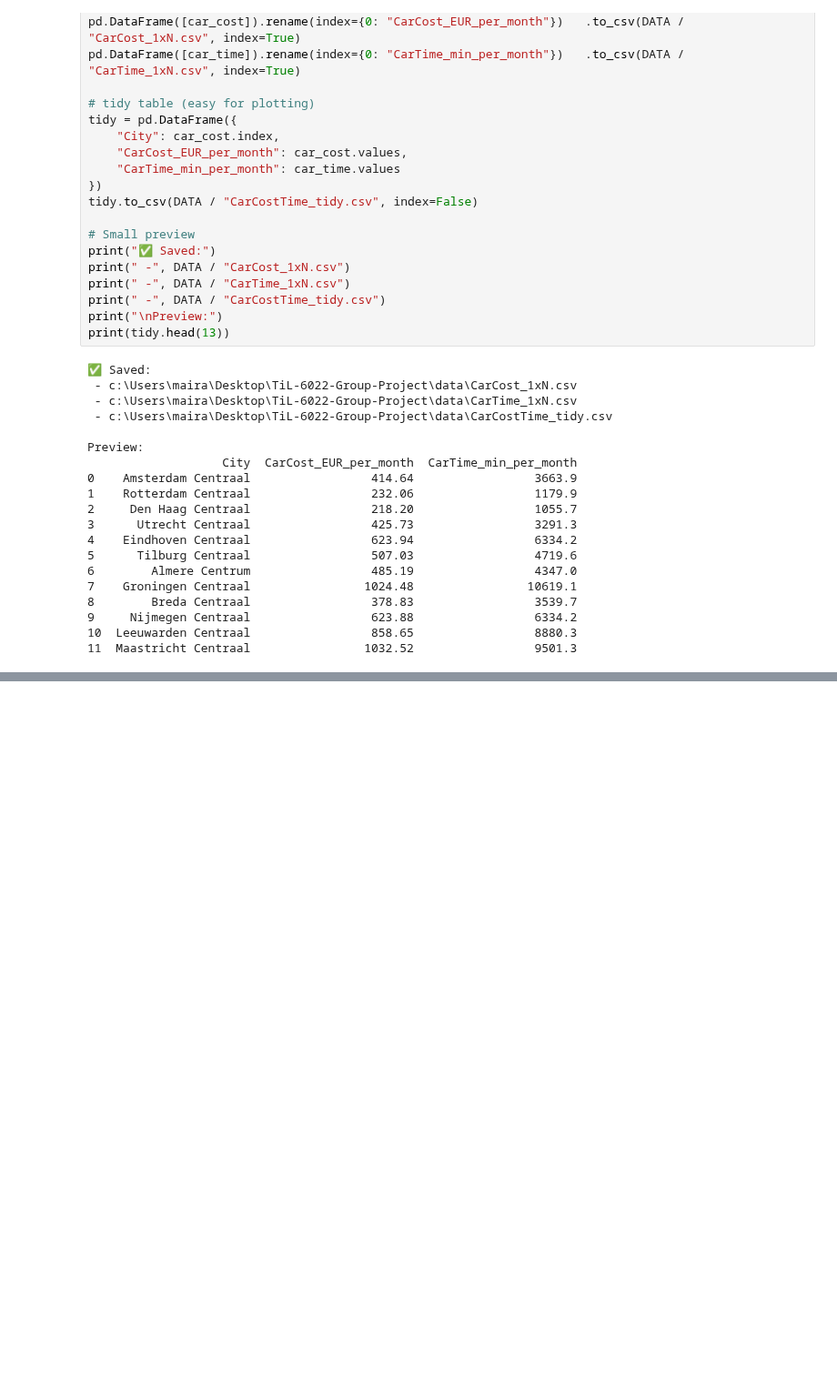
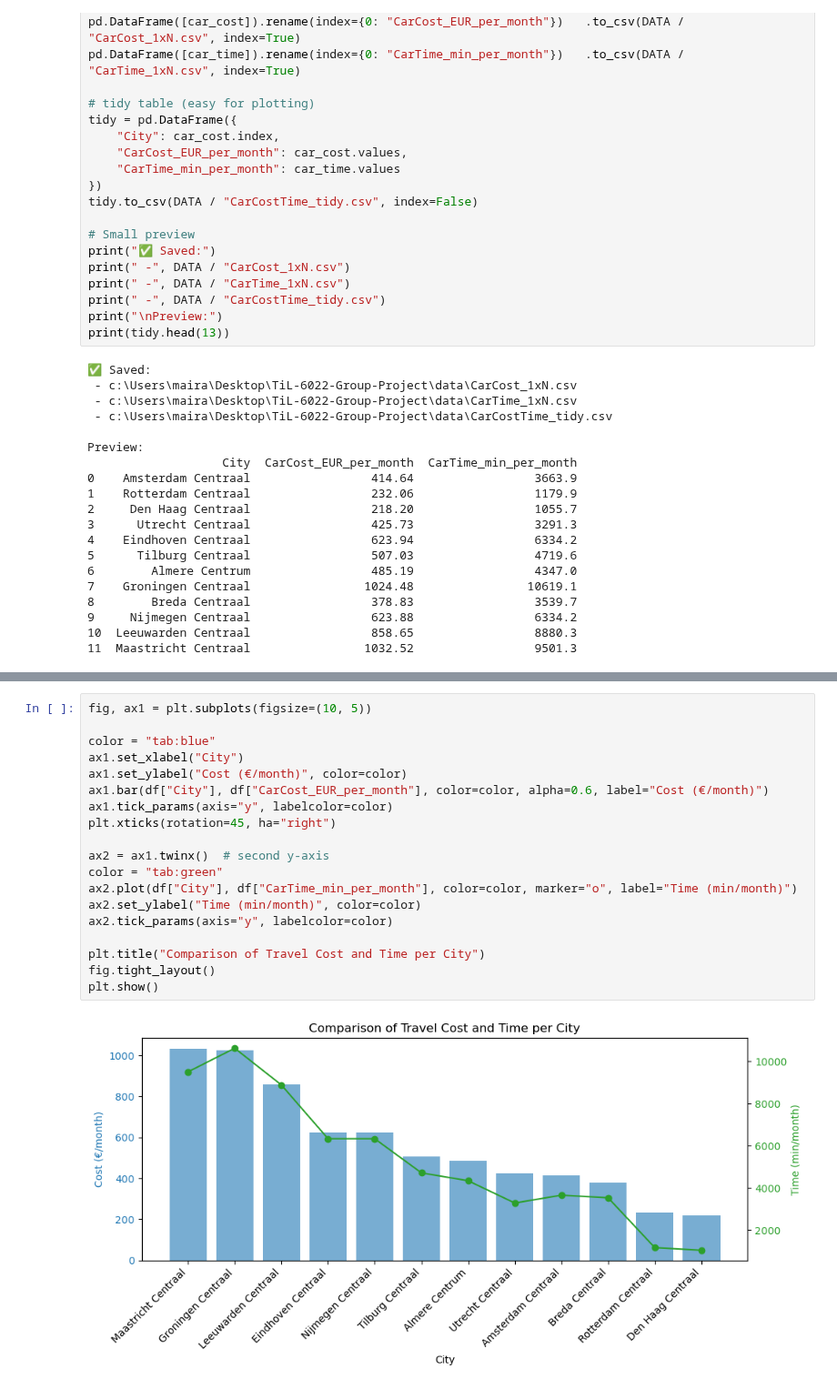
Before and after one commit to gkosmidis4/TiL-6022-Group-Project, a Jupyter notebook: code/Car_Calculations.ipynb, the cells around one changed output, grey strips where cells are left out. Shown at 91% size. Drawn from its saved outputs; the diff is of its cells as text; blank space fills up the shorter version.

```diff
--- a/code/Car_Calculations.ipynb
+++ b/code/Car_Calculations.ipynb
@@ -209,0 +259,21 @@ Preview:
+# %%
+fig, ax1 = plt.subplots(figsize=(10, 5))
+
+color = "tab:blue"
+ax1.set_xlabel("City")
+ax1.set_ylabel("Cost (€/month)", color=color)
+ax1.bar(df["City"], df["CarCost_EUR_per_month"], color=color, alpha=0.6, label="Cost (€/month)")
+ax1.tick_params(axis="y", labelcolor=color)
+plt.xticks(rotation=45, ha="right")
+
+ax2 = ax1.twinx()  # second y-axis
+color = "tab:green"
+ax2.plot(df["City"], df["CarTime_min_per_month"], color=color, marker="o", label="Time (min/month)")
+ax2.set_ylabel("Time (min/month)", color=color)
+ax2.tick_params(axis="y", labelcolor=color)
+
+plt.title("Comparison of Travel Cost and Time per City")
+fig.tight_layout()
+plt.show()
+# %% [output]
+[figure, added]
```
Also changed, not shown: parts of 5 cells of this notebook, 4 other files.
